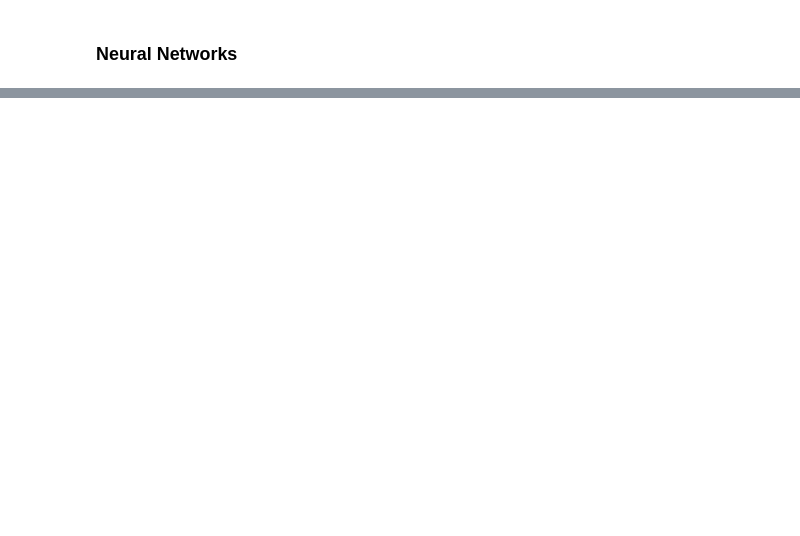
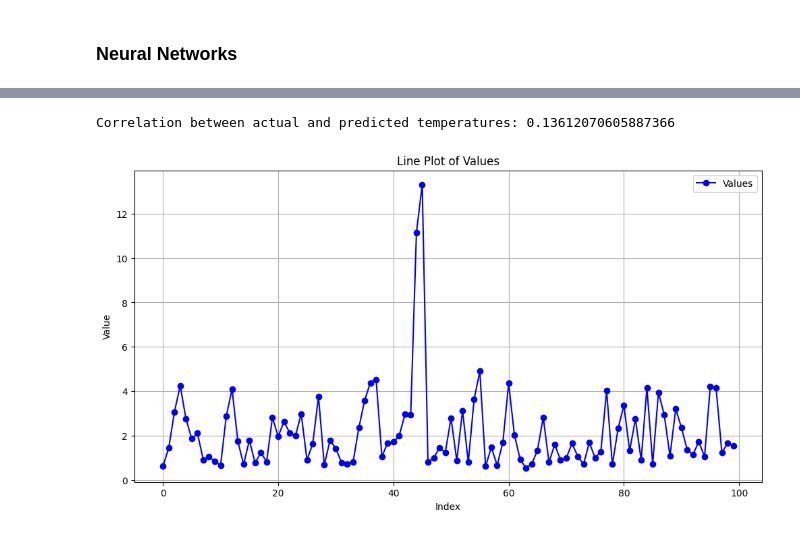
Before and after one commit to surya-9556/Optimizing-Sensor-Placement, a Jupyter notebook: final_project.ipynb, the cells around one changed output, grey strips where cells are left out. Saved outputs shown, nothing was run; the diff lists cells and outputs as text; code cells hidden in the pictures; blank space fills up the shorter version.

```diff
--- a/final_project.ipynb
+++ b/final_project.ipynb
@@ -808,0 +730,4 @@ reconstrucing_video.video_generation(frames, 'reconstructed_humid_heatmapvideo.a
+# %%
+predictions_humid_over_time = Alternative_filling_method.predict_future_temperatures(predicting_humid_model, reduced_df_sorted, reduced_df_sorted_1, selected_sensors_list, 'Humidity', num_steps=101)
+predictions_humid_over_time = pd.concat(predictions_humid_over_time,ignore_index=True)
+predictions_humid_over_time['error_humidity'] = np.abs(predictions_humid_over_time['Predicted_Humidity'] - predictions_humid_over_time['Actual_Humidity'])
@@ -835,0 +871,27 @@ Kolmogorov-Smirnov of humidity test: Statistic = 0.16241104283970903, P-value =
+# %%
+correlation = predictions_temp_over_time['Actual_Temperature'].corr(predictions_temp_over_time['Predicted_Temperature'])
+print(f"Correlation between actual and predicted temperatures: {correlation}")
+
+# Plot the correlation
+# plt.figure(figsize=(10, 6))
+# sns.scatterplot(x='Actual_Temperature', y='Predicted_Temperature', data=predictions_temp_over_time)
+# plt.title(f'Correlation between Actual and Predicted Temperatures: {correlation:.2f}')
+# plt.xlabel('Actual Temperature')
+# plt.ylabel('Predicted Temperature')
+# plt.grid(True)
+# plt.show()
+# %% [output]
+Correlation between actual and predicted temperatures: 0.13612070605887366
+# %%
+error_humid = [np.average(predictions_humid_over_time.groupby('Sensor ID', observed=False).nth(i-1)['error_humidity'].tolist()) for i in range(2, 102)]
+# Create a line plot
+plt.figure(figsize=(12, 6))
+plt.plot(error_humid, marker='o', linestyle='-', color='b', label='Values')
+plt.title('Line Plot of Values')
+plt.xlabel('Index')
+plt.ylabel('Value')
+plt.legend()
+plt.grid(True)
+plt.show()
+# %% [output]
+[figure, added]
```
Also changed, not shown: parts of 87 cells of this notebook, 8 other files.
